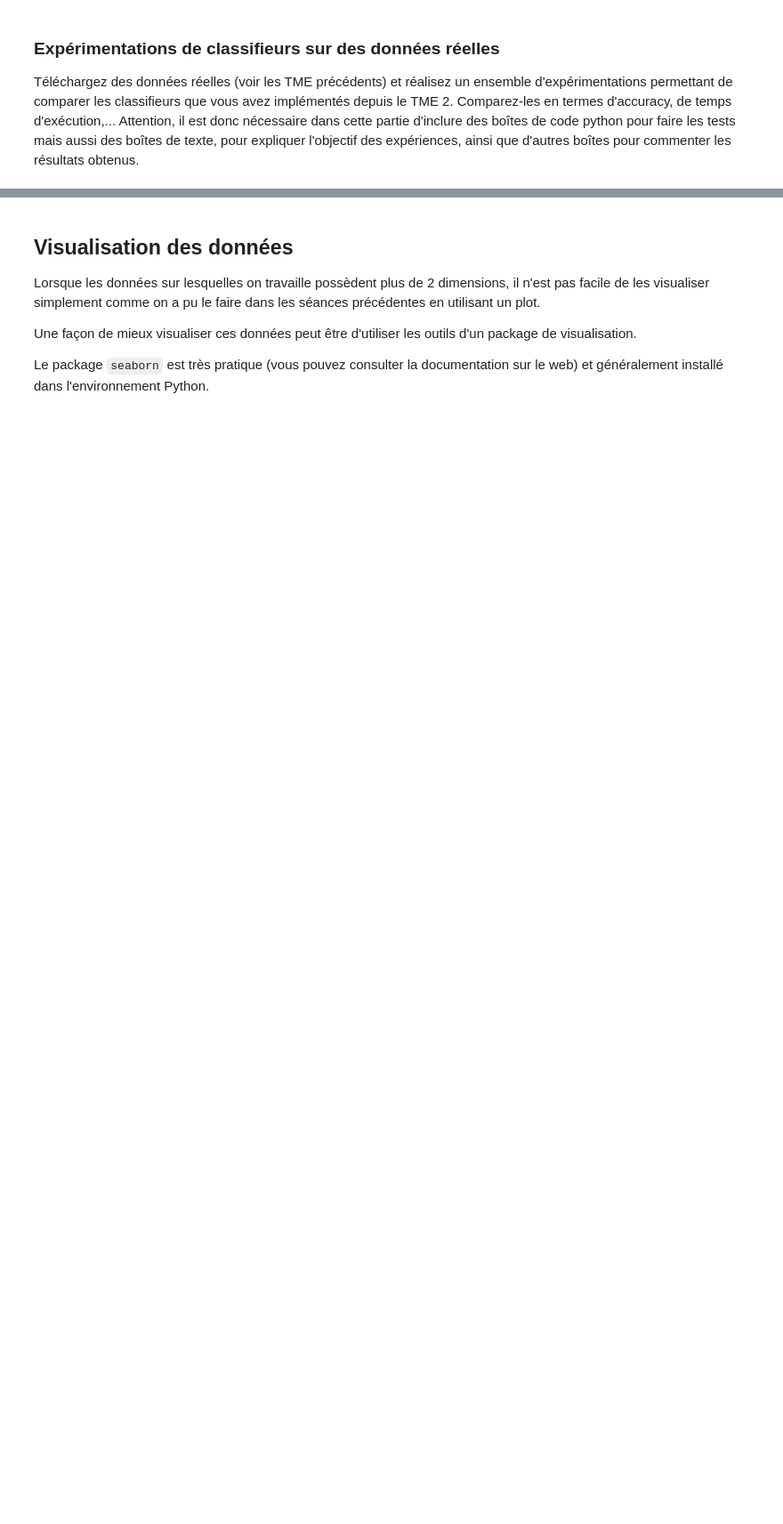
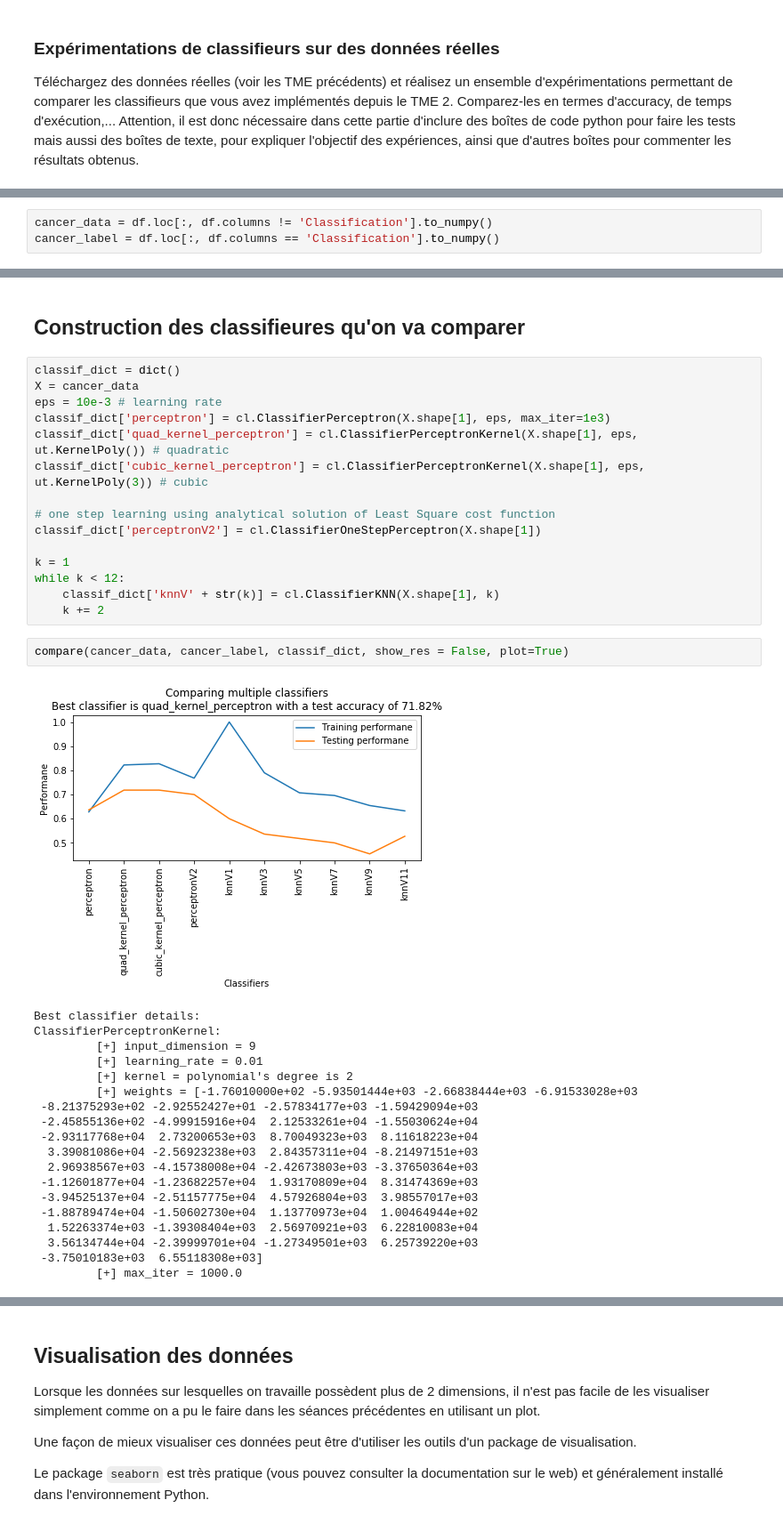
Before and after one commit to shetsecure/3i026, a Jupyter notebook: tme-05/tme-05.ipynb, the cells around one changed output, grey strips where cells are left out. Shown: that part at 89% size. Saved outputs shown, nothing was run; the diff lists cells and outputs as text; blank space fills up the shorter version.

```diff
--- a/tme-05/tme-05.ipynb
+++ b/tme-05/tme-05.ipynb
@@ -426,0 +479,3 @@ Attention, il est donc nécessaire dans cette partie d'inclure des boîtes de co
+# %%
+cancer_data = df.loc[:, df.columns != 'Classification'].to_numpy()
+cancer_label = df.loc[:, df.columns == 'Classification'].to_numpy()
@@ -426,0 +504,39 @@ Attention, il est donc nécessaire dans cette partie d'inclure des boîtes de co
+# %% [markdown]
+## Construction des classifieures qu'on va comparer
+# %%
+classif_dict = dict()
+X = cancer_data
+eps = 10e-3 # learning rate
+classif_dict['perceptron'] = cl.ClassifierPerceptron(X.shape[1], eps, max_iter=1e3)
+classif_dict['quad_kernel_perceptron'] = cl.ClassifierPerceptronKernel(X.shape[1], eps, ut.KernelPoly()) # quadratic
+classif_dict['cubic_kernel_perceptron'] = cl.ClassifierPerceptronKernel(X.shape[1], eps, ut.KernelPoly(3)) # cubic
+
+# one step learning using analytical solution of Least Square cost function
+classif_dict['perceptronV2'] = cl.ClassifierOneStepPerceptron(X.shape[1])
+
+k = 1
+while k < 12:
+    classif_dict['knnV' + str(k)] = cl.ClassifierKNN(X.shape[1], k)
+    k += 2
+# %%
+compare(cancer_data, cancer_label, classif_dict, show_res = False, plot=True)
+# %% [output]
+[figure, added]
+Best classifier details:
+ClassifierPerceptronKernel:
+         [+] input_dimension = 9
+         [+] learning_rate = 0.01
+         [+] kernel = polynomial's degree is 2
+         [+] weights = [-1.76010000e+02 -5.93501444e+03 -2.66838444e+03 -6.91533028e+03
+ -8.21375293e+02 -2.92552427e+01 -2.57834177e+03 -1.59429094e+03
+ -2.45855136e+02 -4.99915916e+04  2.12533261e+04 -1.55030624e+04
+ -2.93117768e+04  2.73200653e+03  8.70049323e+03  8.11618223e+04
+  3.39081086e+04 -2.56923238e+03  2.84357311e+04 -8.21497151e+03
+  2.96938567e+03 -4.15738008e+04 -2.42673803e+03 -3.37650364e+03
+ -1.12601877e+04 -1.23682257e+04  1.93170809e+04  8.31474369e+03
+ -3.94525137e+04 -2.51157775e+04  4.57926804e+03  3.98557017e+03
+ -1.88789474e+04 -1.50602730e+04  1.13770973e+04  1.00464944e+02
+  1.52263374e+03 -1.39308404e+03  2.56970921e+03  6.22810083e+04
+  3.56134744e+04 -2.39999701e+04 -1.27349501e+03  6.25739220e+03
+ -3.75010183e+03  6.55118308e+03]
+         [+] max_iter = 1000.0
```
Also changed, not shown: parts of 66 cells of this notebook, 1 other file.
